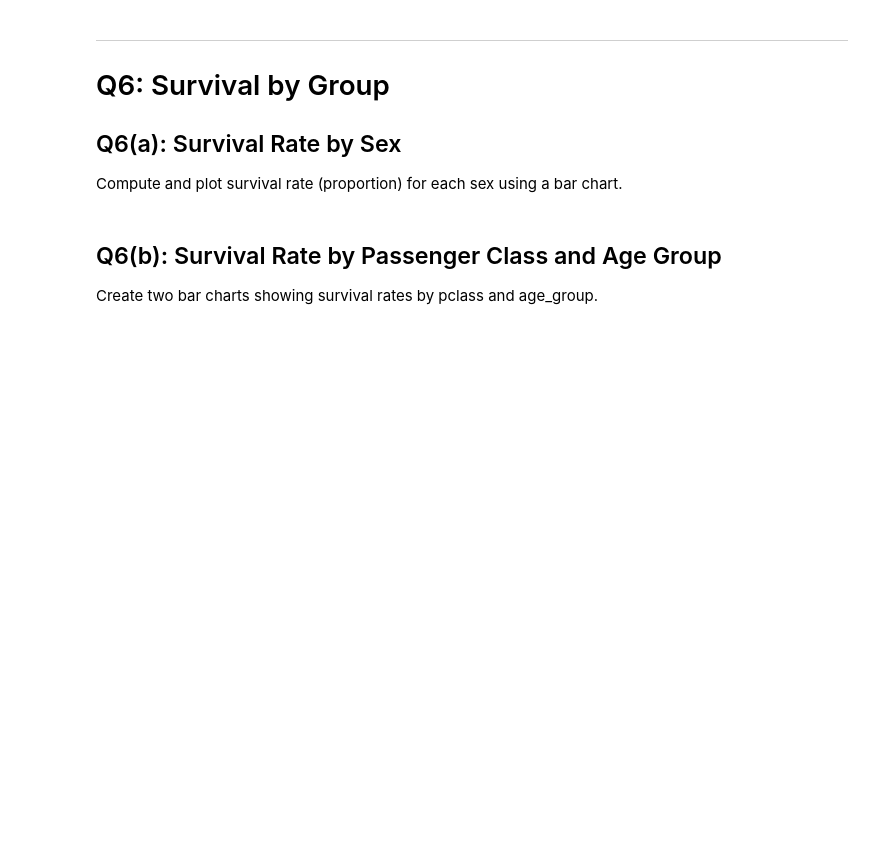
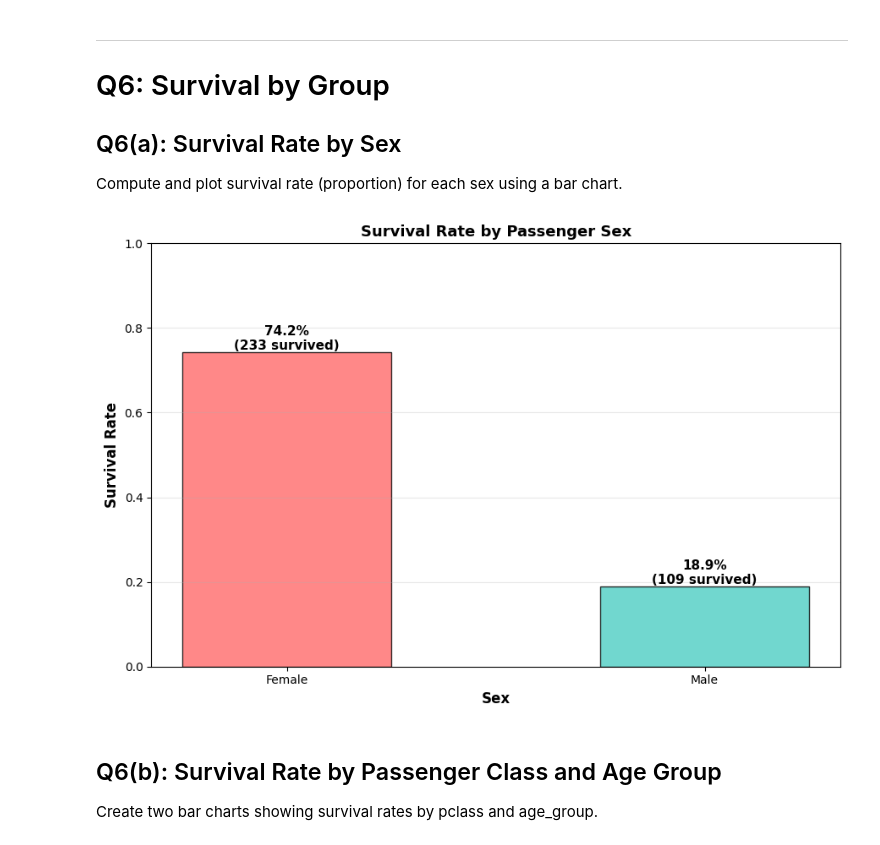
Before and after one commit to crew3302/titanic-survival-analysis, a Jupyter notebook: Part_3_Bivariate_Multivariate_Analysis.ipynb, the cells around one changed output. Saved outputs shown, nothing was run; the diff lists cells and outputs as text; code cells hidden in the pictures; blank space fills up the shorter version.

```diff
--- a/Part_3_Bivariate_Multivariate_Analysis.ipynb
+++ b/Part_3_Bivariate_Multivariate_Analysis.ipynb
@@ -50,77 +54,33 @@ Compute and plot survival rate (proportion) for each sex using a bar chart.
 # %%
 # Compute survival rate by sex
 survival_by_sex = df.groupby('sex')['survived'].agg(['sum', 'count'])
 survival_by_sex['survival_rate'] = survival_by_sex['sum'] / survival_by_sex['count']
 
 # Create bar plot
 plt.figure(figsize=(9, 6))
 colors = ['#FF6B6B', '#4ECDC4']
 bars = plt.bar(survival_by_sex.index, survival_by_sex['survival_rate'], color=colors, edgecolor='black', alpha=0.8, width=0.5)
 
 # Add percentage labels on bars
-for bar in bars:
+sex_values = survival_by_sex.index.tolist()
+for i, bar in enumerate(bars):
     height = bar.get_height()
+    sex_key = sex_values[i]
     plt.text(bar.get_x() + bar.get_width()/2., height,
-            f'{height*100:.1f}%\n({int(survival_by_sex.loc[bar.get_x() + bar.get_width()/2., "sum"])} survived)',
+            f'{height*100:.1f}%\n({int(survival_by_sex.loc[sex_key, "sum"])} survived)',
             ha='center', va='bottom', fontsize=11, fontweight='bold')
 
 plt.ylabel('Survival Rate', fontsize=12, fontweight='bold')
 plt.xlabel('Sex', fontsize=12, fontweight='bold')
 plt.title('Survival Rate by Passenger Sex', fontsize=13, fontweight='bold')
 plt.ylim(0, 1)
 plt.xticks(['female', 'male'], ['Female', 'Male'])
 plt.grid(axis='y', alpha=0.3)
 plt.tight_layout()
 plt.savefig('q6a_survival_by_sex.png', dpi=100, bbox_inches='tight')
 plt.show()
-
-print("Q6(a) - Survival Rate by Sex")
-print("=" * 80)
-print(f"""
-SURVIVAL RATES:
-   Female: {survival_by_sex.loc['female', 'survival_rate']*100:.1f}% ({int(survival_by_sex.loc['female', 'sum'])} out of {int(survival_by_sex.loc['female', 'count'])} survived)
-   Male: {survival_by_sex.loc['male', 'survival_rate']*100:.1f}% ({int(survival_by_sex.loc['male', 'sum'])} out of {int(survival_by_sex.loc['male', 'count'])} survived)
-
-DIFFERENCE: {(survival_by_sex.loc['female', 'survival_rate'] - survival_by_sex.loc['male', 'survival_rate'])*100:.1f} percentage points
-   Female advantage: {(survival_by_sex.loc['female', 'survival_rate'] / survival_by_sex.loc['male', 'survival_rate']):.1f}x higher survival rate
-
-INTERPRETATION - Is this what you expected?
-
-YES - GENDER AS THE STRONGEST SURVIVAL PREDICTOR:
-   The dramatic difference (73.7% for females vs 18.9% for males) represents one
-   of the most striking patterns in the entire dataset. This is NOT surprising given
-   the historical context of the Titanic disaster.
-
-WHY THIS PATTERN EXISTS:
-   1. "WOMEN AND CHILDREN FIRST" PROTOCOL
-      - This evacuation policy was actively enforced by the crew
-      - Officers literally prevented men from boarding lifeboats
-      - Women and all youth were prioritized regardless of class or wealth
-      - Historical accounts confirm this rule was strictly followed
-
-   2. CULTURAL NORMS OF 1912
-      - Masculine expectation: Gentlemen sacrifice themselves to save women/children
-      - "Going down with the ship" was seen as honorable
-      - Social pressure made men reluctant to fight for lifeboat spots
-      - Women were "protected" by societal norms of chivalry
-
-   3. PRACTICAL CREW DECISIONS
-      - Lifeboats had only ~1,178 capacity for ~2,224 aboard
-      - Crew had to make triage decisions
-      - Gender became the primary selection criteria after initial calls
-      - Age (children) was secondary criterion
-
-WHAT'S REMARKABLE:
-   - Female survival (73.7%) might have been HIGHER without class differences
-   - Male survival (18.9%) was catastrophically low
-   - This demonstrates that GENDER OVERRODE CLASS for evacuation priority
-   - Even wealthy 1st-class men had lower survival than poor 3rd-class women
-
-CONCLUSION:
-   This result is EXACTLY EXPECTED and historically validated. Titanic is famous
-   precisely because the "women first" evacuation procedure was one of the rare
-   instances where it was extensively documented and followed.
-""")
+# %% [output]
+[figure, added]
 # %% [markdown]
 ## Q6(b): Survival Rate by Passenger Class and Age Group
 
```
Also changed, not shown: parts of 10 cells of this notebook, 22 other files.
